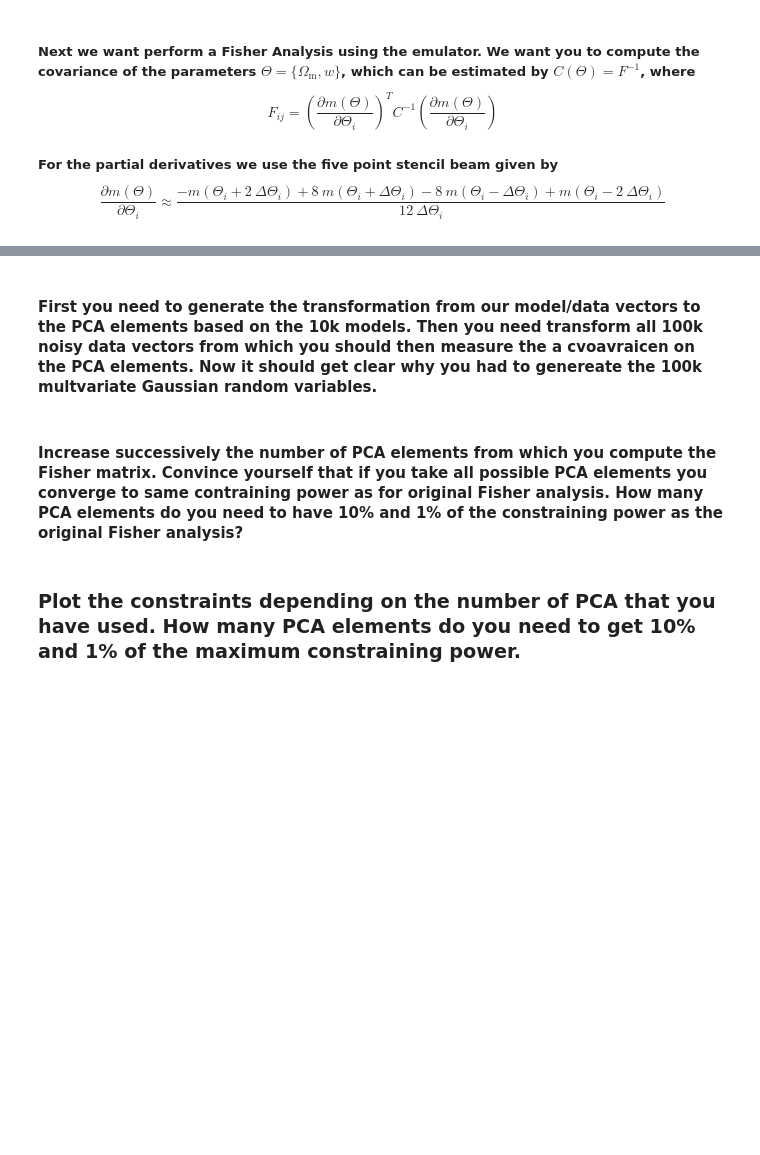
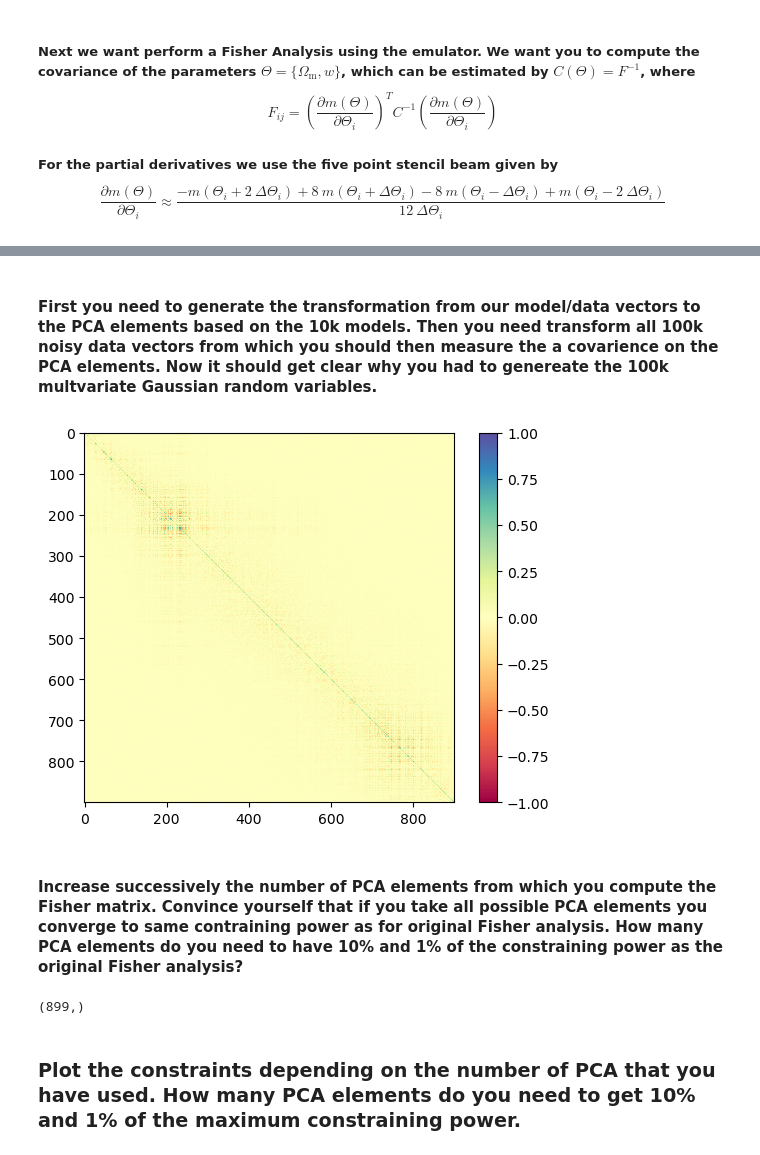
Before and after one commit to TheShak5/UWAstroStats, a Jupyter notebook: projects/2ptstat-analysis/assignments/assignment2_DarshakPatel.ipynb, the cells around one changed output, grey strips where cells are left out. Drawn from its saved outputs; the diff is of its cells as text; code cells hidden in the pictures; blank space fills up the shorter version.

```diff
--- a/projects/2ptstat-analysis/assignments/assignment2_DarshakPatel.ipynb
+++ b/projects/2ptstat-analysis/assignments/assignment2_DarshakPatel.ipynb
@@ -207,21 +248,23 @@ Cov_parameter,np.sqrt(np.diag(Cov_parameter))
 # %% [markdown]
-#### First you need to generate the transformation from our model/data vectors to the PCA elements based on the 10k models. Then you need transform all 100k noisy data vectors from which you should then measure the a cvoavraicen on the PCA elements. Now it should get clear why you had to genereate the 100k multvariate Gaussian random variables.
+#### First you need to generate the transformation from our model/data vectors to the PCA elements based on the 10k models. Then you need transform all 100k noisy data vectors from which you should then measure the a covarience on the PCA elements. Now it should get clear why you had to genereate the 100k multvariate Gaussian random variables.
 # %%
 from sklearn.decomposition import PCA
 
 N_pca = 900 # Decide how many PCA eigenvalues you want to use
 models = np.load('data_4_assignment2/models.npy')
 mean = np.mean(models,axis=0) # for numerical stability you should subtract the mean of each element
 pca = PCA(n_components=N_pca,svd_solver='full')
 models_pca = pca.fit_transform(models-mean) # Perform the PCA fitting. Now you can use pca for the transformation
 
-#rotate covariance matrix. If you do not how to do that. You can also create 10k random data vectors and tranform each one individual,
+# rotate covariance matrix. If you do not know how to do that. You can also create 10k random data vectors and tranform each one individual,
 # and the compute the covariance matrix from them
 rotation_matrix = pca.components_.T
-cov_pca = ...
+cov_pca = rotation_matrix.T @ cov @ rotation_matrix
 
-plt.imshow(cov_pca/np.outer(np.sqrt(np.diag(cov_pca)),np.sqrt(np.diag(cov_pca))),vmin=-1)
+plt.imshow(cov_pca/np.outer(np.sqrt(np.diag(cov_pca)),np.sqrt(np.diag(cov_pca))),vmin=-1, cmap='Spectral')
 plt.colorbar()
 plt.show()
+# %% [output]
+[figure, added]
 # %% [markdown]
 #### Increase successively the number of PCA elements from which you compute the Fisher matrix. Convince yourself that if you take all possible PCA elements you converge to same contraining power as for original Fisher analysis. How many PCA elements do you need to have 10% and 1% of the constraining power as the original Fisher analysis?
@@ -248,2 +320,6 @@ paramter_constraints = np.array(paramter_constraints)
+# %%
+paramter_constraints[:,0].shape
+# %% [output]
+(899,)
 # %% [markdown]
 ### Plot the constraints depending on the number of PCA that you have used. How many PCA elements do you need to get 10% and 1% of the maximum constraining power.
```
Also changed, not shown: parts of 15 cells of this notebook, 2 other files.
